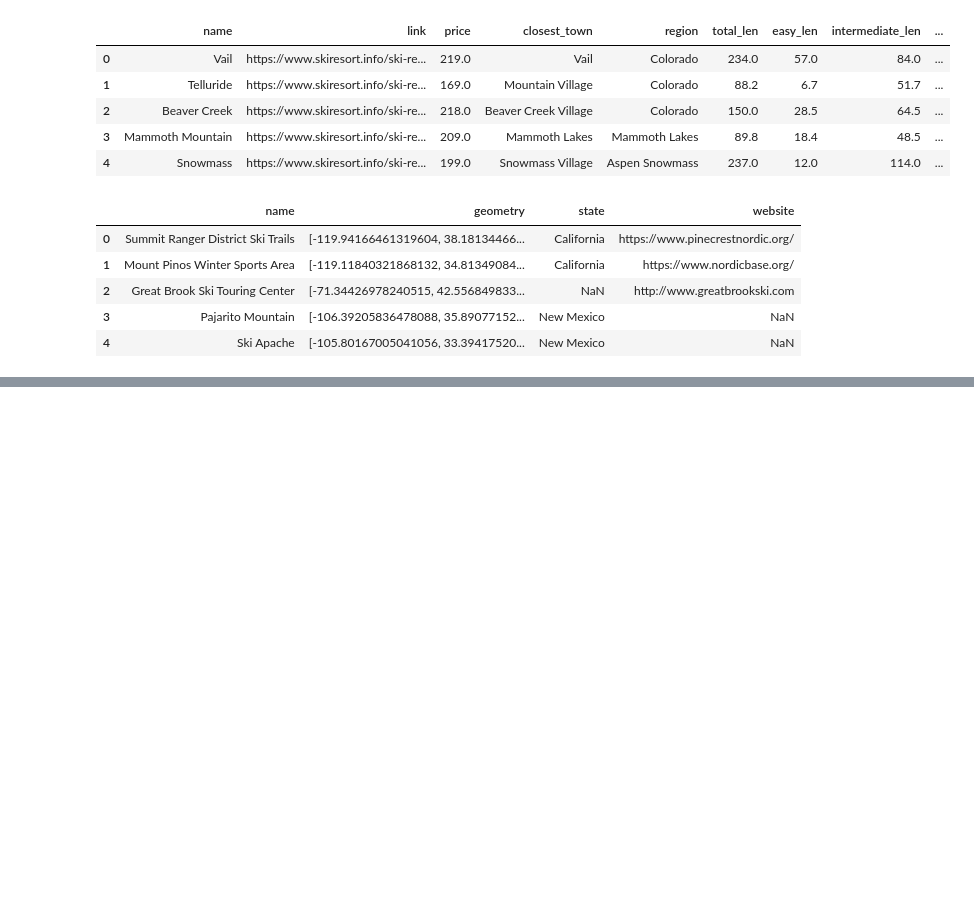
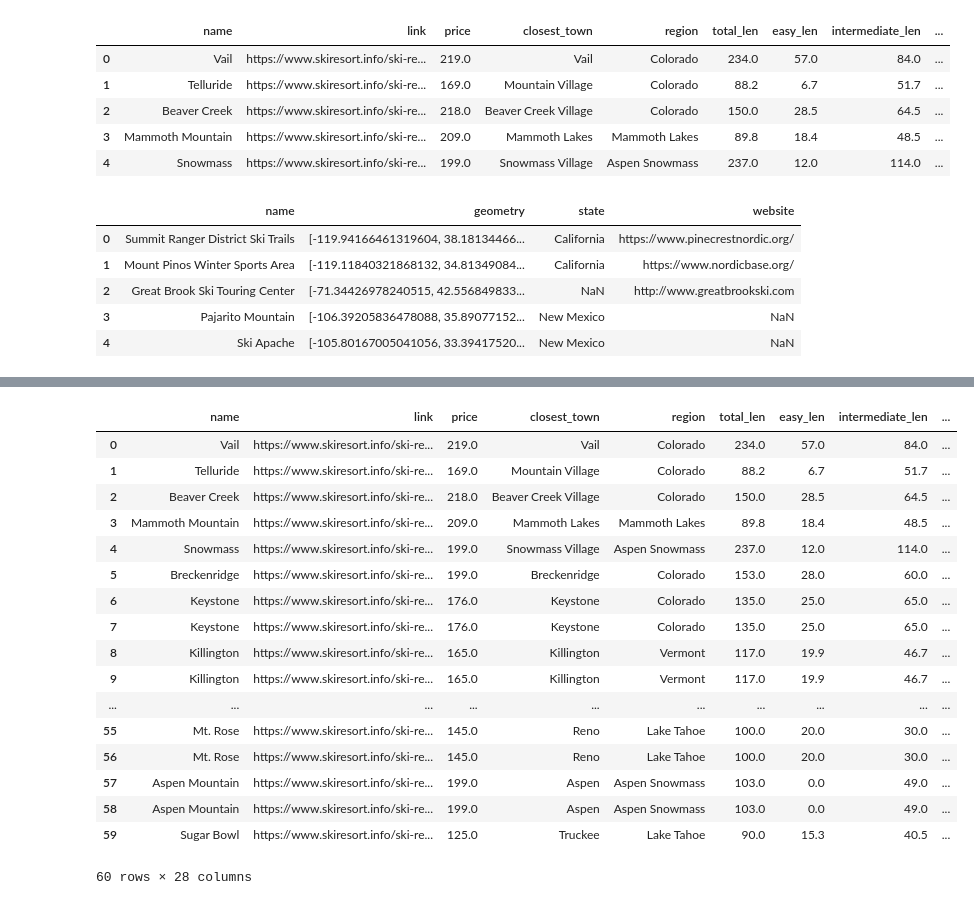
Before and after one commit to lanakimova/ShreddingtheGnar, a Jupyter notebook: DataSetUp.ipynb, the cells around one changed output, grey strips where cells are left out. Drawn from its saved outputs; the diff is of its cells as text; code cells hidden in the pictures; blank space fills up the shorter version.

```diff
--- a/DataSetUp.ipynb
+++ b/DataSetUp.ipynb
@@ -137,4 +170,23 @@ weather_df = pd.DataFrame(weather_data)
 # %%
 # Merge weather and resorts_info df
 complete_resorts_data = pd.merge(full_resort_data_df, weather_df, on='closest_town', how='left')
-# complete_resorts_data.head(60)
+complete_resorts_data.head(60)
+# %% [output]
+|  | name | link | price | closest_town | region | total_len | easy_len | intermediate_len | ... |
+| 0 | Vail | https://www.skiresort.info/ski-re... | 219.0 | Vail | Colorado | 234.0 | 57.0 | 84.0 | ... |
+| 1 | Telluride | https://www.skiresort.info/ski-re... | 169.0 | Mountain Village | Colorado | 88.2 | 6.7 | 51.7 | ... |
+| 2 | Beaver Creek | https://www.skiresort.info/ski-re... | 218.0 | Beaver Creek Village | Colorado | 150.0 | 28.5 | 64.5 | ... |
+| 3 | Mammoth Mountain | https://www.skiresort.info/ski-re... | 209.0 | Mammoth Lakes | Mammoth Lakes | 89.8 | 18.4 | 48.5 | ... |
+| 4 | Snowmass | https://www.skiresort.info/ski-re... | 199.0 | Snowmass Village | Aspen Snowmass | 237.0 | 12.0 | 114.0 | ... |
+| 5 | Breckenridge | https://www.skiresort.info/ski-re... | 199.0 | Breckenridge | Colorado | 153.0 | 28.0 | 60.0 | ... |
+| 6 | Keystone | https://www.skiresort.info/ski-re... | 176.0 | Keystone | Colorado | 135.0 | 25.0 | 65.0 | ... |
+| 7 | Keystone | https://www.skiresort.info/ski-re... | 176.0 | Keystone | Colorado | 135.0 | 25.0 | 65.0 | ... |
+| 8 | Killington | https://www.skiresort.info/ski-re... | 165.0 | Killington | Vermont | 117.0 | 19.9 | 46.7 | ... |
+| 9 | Killington | https://www.skiresort.info/ski-re... | 165.0 | Killington | Vermont | 117.0 | 19.9 | 46.7 | ... |
+| ... | ... | ... | ... | ... | ... | ... | ... | ... | ... |
+| 55 | Mt. Rose | https://www.skiresort.info/ski-re... | 145.0 | Reno | Lake Tahoe | 100.0 | 20.0 | 30.0 | ... |
+| 56 | Mt. Rose | https://www.skiresort.info/ski-re... | 145.0 | Reno | Lake Tahoe | 100.0 | 20.0 | 30.0 | ... |
+| 57 | Aspen Mountain | https://www.skiresort.info/ski-re... | 199.0 | Aspen | Aspen Snowmass | 103.0 | 0.0 | 49.0 | ... |
+| 58 | Aspen Mountain | https://www.skiresort.info/ski-re... | 199.0 | Aspen | Aspen Snowmass | 103.0 | 0.0 | 49.0 | ... |
+| 59 | Sugar Bowl | https://www.skiresort.info/ski-re... | 125.0 | Truckee | Lake Tahoe | 90.0 | 15.3 | 40.5 | ... |
+60 rows × 28 columns
```
Also changed, not shown: parts of 9 cells of this notebook, 1 other file.
